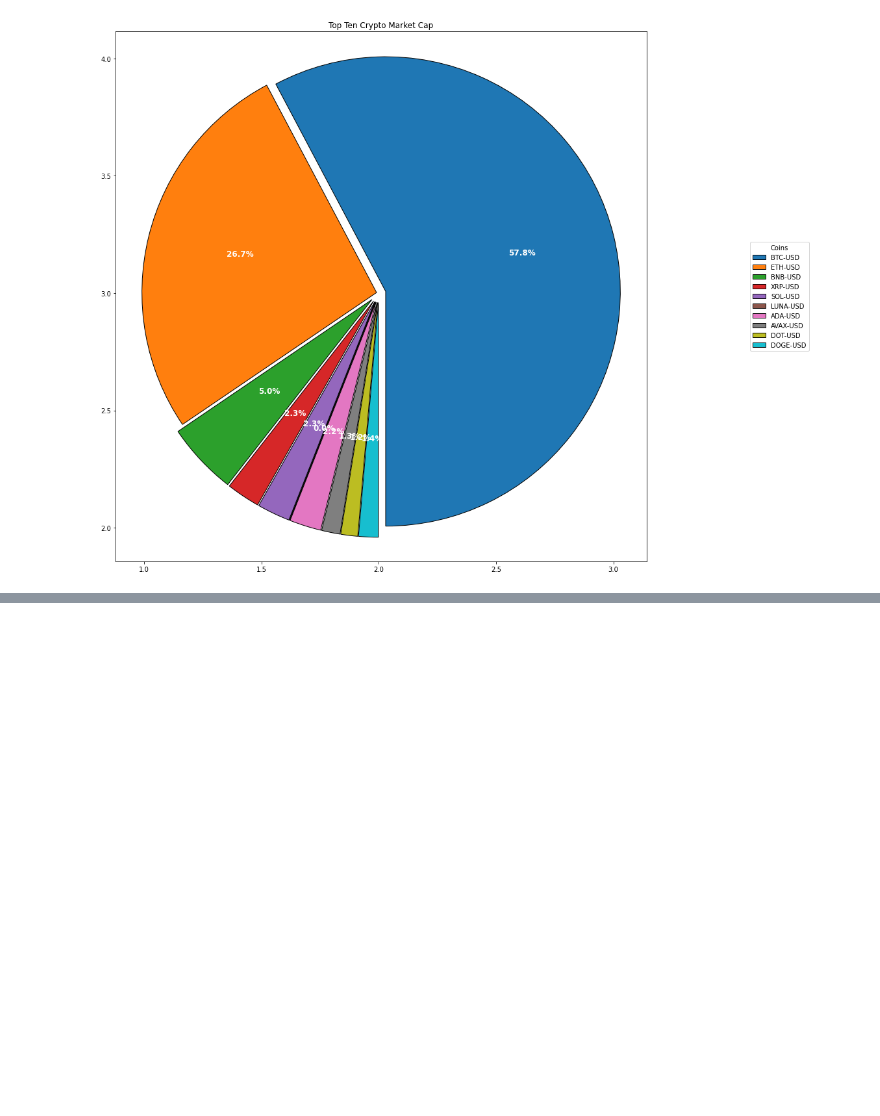
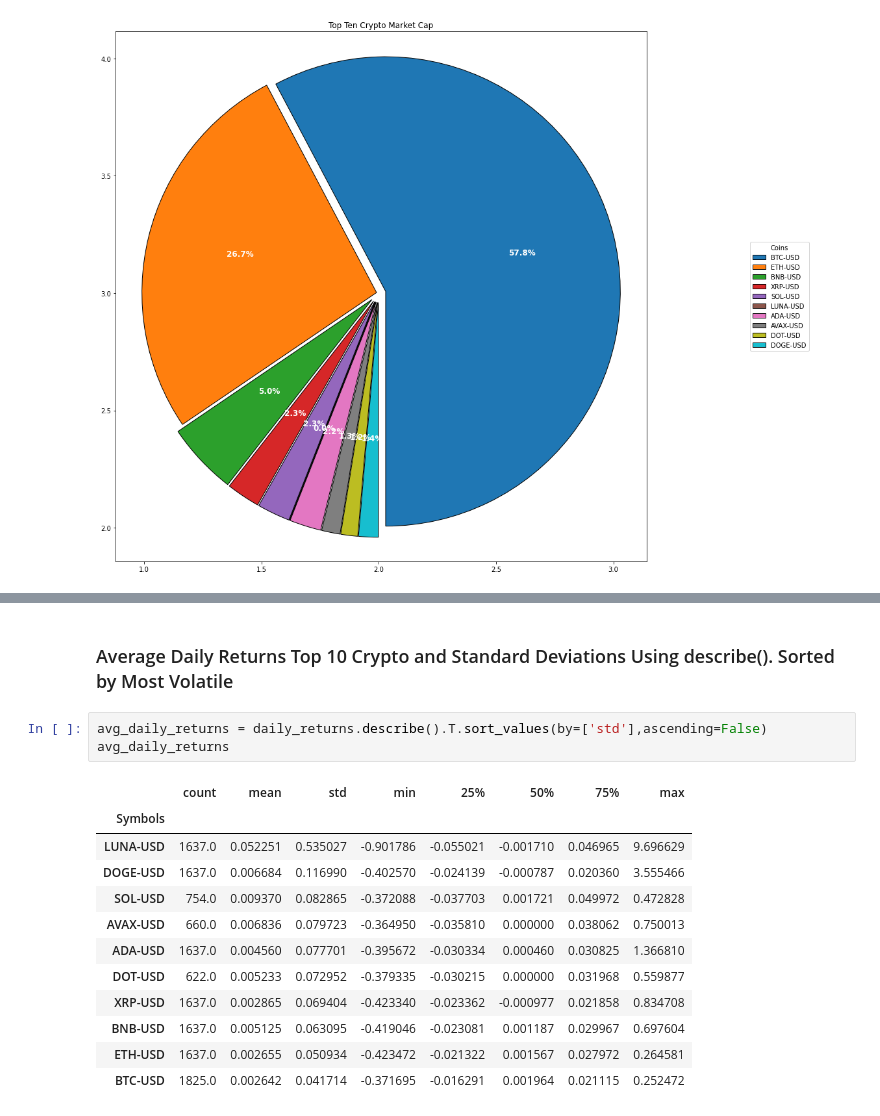
Before and after one commit to doble196/CRYVESTO, a Jupyter notebook: cryvesto_api.ipynb, the cells around one changed output, grey strips where cells are left out. Drawn from its saved outputs; the diff is of its cells as text; blank space fills up the shorter version.

```diff
--- a/cryvesto_api.ipynb
+++ b/cryvesto_api.ipynb
@@ -102,0 +170,18 @@ plt.show()
+# %% [markdown]
+### Average Daily Returns Top 10 Crypto and Standard Deviations Using describe(). Sorted by Most Volatile
+# %%
+avg_daily_returns = daily_returns.describe().T.sort_values(by=['std'],ascending=False)
+avg_daily_returns
+# %% [output]
+|  | count | mean | std | min | 25% | 50% | 75% | max |
+| Symbols |  |  |  |  |  |  |  |  |
+| LUNA-USD | 1637.0 | 0.052251 | 0.535027 | -0.901786 | -0.055021 | -0.001710 | 0.046965 | 9.696629 |
+| DOGE-USD | 1637.0 | 0.006684 | 0.116990 | -0.402570 | -0.024139 | -0.000787 | 0.020360 | 3.555466 |
+| SOL-USD | 754.0 | 0.009370 | 0.082865 | -0.372088 | -0.037703 | 0.001721 | 0.049972 | 0.472828 |
+| AVAX-USD | 660.0 | 0.006836 | 0.079723 | -0.364950 | -0.035810 | 0.000000 | 0.038062 | 0.750013 |
+| ADA-USD | 1637.0 | 0.004560 | 0.077701 | -0.395672 | -0.030334 | 0.000460 | 0.030825 | 1.366810 |
+| DOT-USD | 622.0 | 0.005233 | 0.072952 | -0.379335 | -0.030215 | 0.000000 | 0.031968 | 0.559877 |
+| XRP-USD | 1637.0 | 0.002865 | 0.069404 | -0.423340 | -0.023362 | -0.000977 | 0.021858 | 0.834708 |
+| BNB-USD | 1637.0 | 0.005125 | 0.063095 | -0.419046 | -0.023081 | 0.001187 | 0.029967 | 0.697604 |
+| ETH-USD | 1637.0 | 0.002655 | 0.050934 | -0.423472 | -0.021322 | 0.001567 | 0.027972 | 0.264581 |
+| BTC-USD | 1825.0 | 0.002642 | 0.041714 | -0.371695 | -0.016291 | 0.001964 | 0.021115 | 0.252472 |
```
Also changed, not shown: parts of 15 cells of this notebook.
